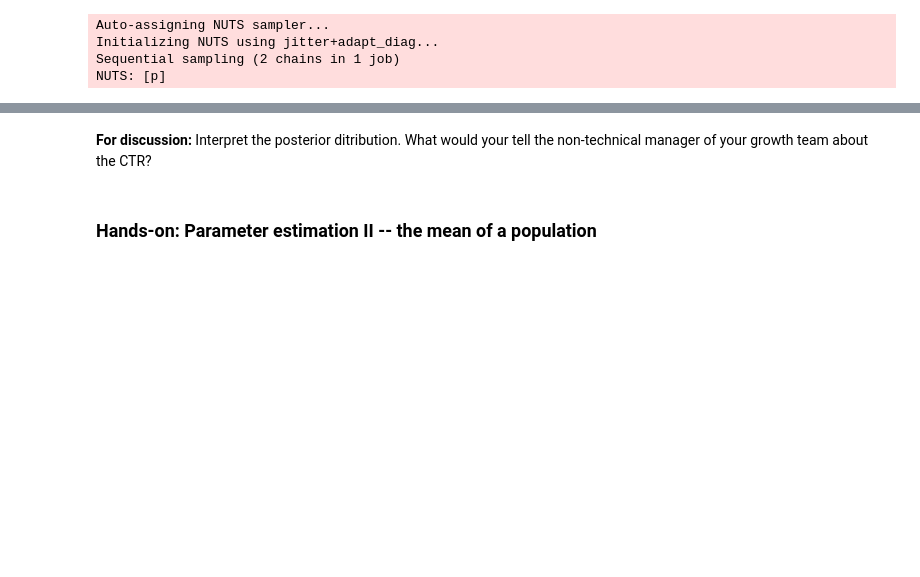
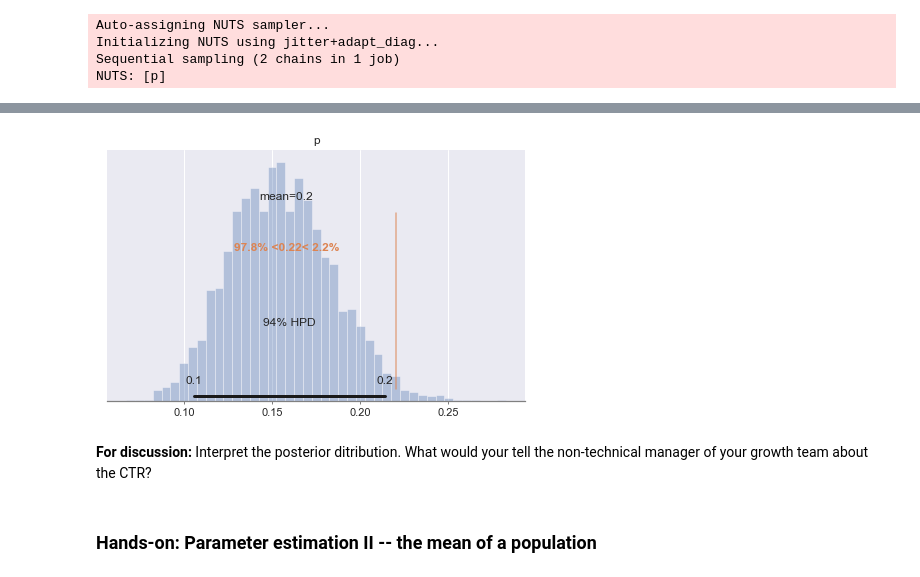
Before and after one commit to pmaji/data-science-toolkit, a Jupyter notebook: conferences/pycon_2019/bayesian-stats-modelling-tutorial-master/notebooks/02-Instructor-Parameter_estimation_hypothesis_testing.ipynb, the cells around one changed output, grey strips where cells are left out. Cells and saved outputs as stored; diff of their text form; code cells hidden in the pictures; blank space fills up the shorter version.

```diff
--- a/conferences/pycon_2019/bayesian-stats-modelling-tutorial-master/notebooks/02-Instructor-Parameter_estimation_hypothesis_testing.ipynb
+++ b/conferences/pycon_2019/bayesian-stats-modelling-tutorial-master/notebooks/02-Instructor-Parameter_estimation_hypothesis_testing.ipynb
@@ -186,3 +193,12 @@ az.plot_posterior(samples, kind='hist');
+# %%
+# if you wanted to look at specific points, you can use ref val
+# ex. below: there's a 2.2% chance that the
+az.plot_posterior(samples, kind='hist', ref_val=0.22);
+
+# **Paul's notes:** here is how you would make a statement about this that is correct
+# given the data and the prior etc., there's a 32.6% probability that the true value is > 0.22
+# %% [output]
+[figure, added]
 # %% [markdown]
 **For discussion:** Interpret the posterior ditribution. What would your tell the non-technical manager of your growth team about the CTR?
 # %% [markdown]
```
Also changed, not shown: parts of 10 cells of this notebook.
